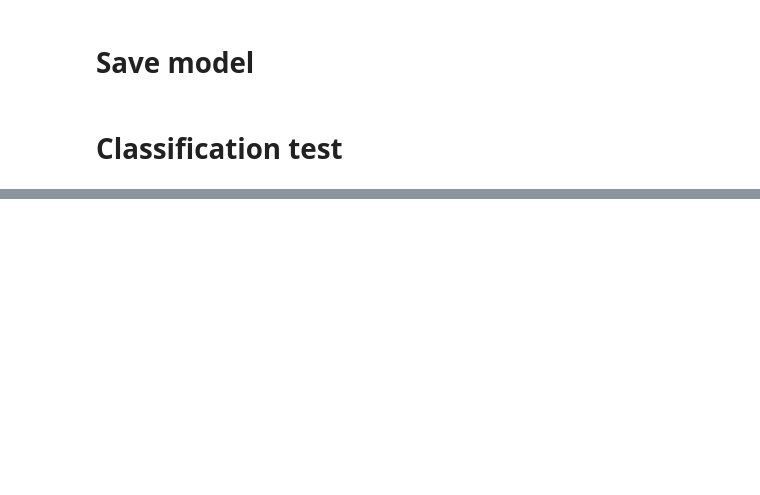
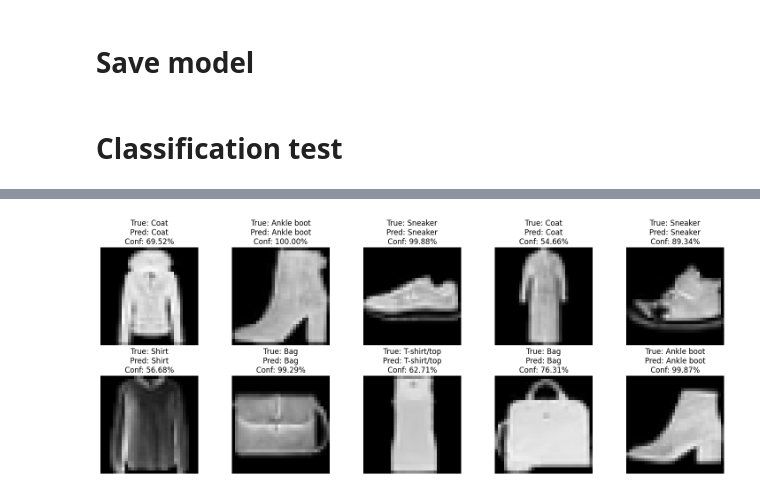
Before and after one commit to KamilGrundas/Data_science, a Jupyter notebook: homework_10/Hw10_part_2.ipynb, the cells around one changed output, grey strips where cells are left out. Saved outputs shown, nothing was run; the diff lists cells and outputs as text; code cells hidden in the pictures; blank space fills up the shorter version.

```diff
--- a/homework_10/Hw10_part_2.ipynb
+++ b/homework_10/Hw10_part_2.ipynb
@@ -36,20 +56,19 @@ y_test = to_categorical(y_test, 10)
 # %% [markdown]
 # Search for optimal parameters
 # %%
-conv_base = VGG16(weights="imagenet", include_top=False, input_shape=(32, 32, 3))
+conv_base = VGG16(weights='imagenet', include_top=False, input_shape=(32, 32, 3))
 conv_base.trainable = False
 
-def create_model():
-    model = Sequential([
-        conv_base,
-        Flatten(),
-        Dense(256, activation="relu"),
-        Dense(10, activation="softmax")
-    ])
-    model.compile(optimizer=RMSprop(learning_rate=0.00002),
-                  loss='categorical_crossentropy',
-                  metrics=['accuracy'])
+x = conv_base.output
+x = Flatten()(x)
+x = Dense(256, activation='relu')(x)
+x = BatchNormalization()(x)
+x = Dense(128, activation='relu')(x)
+x = BatchNormalization()(x)
+x = Dense(10, activation='softmax')(x)
 
-    model.summary()
+model = Model(inputs=conv_base.input, outputs=x)
 
-    return model
+model.compile(optimizer='adam', loss='categorical_crossentropy', metrics=['accuracy'])
+
+model.summary()
@@ -58,7 +99,8 @@ def create_model():
-# %%
-model = create_model()
 # %%
-model.fit(x_train, y_train, epochs=20, batch_size=52, validation_split=0.1)
+model.fit(x_train, y_train,
+            validation_data=(x_val, y_val),
+            epochs=8,
+            batch_size=32)
 
 # Evaluate the final model
 test_loss, test_acc = model.evaluate(x_test, y_test, verbose=2)
@@ -96,8 +158,10 @@ fig, axes = plt.subplots(2, 5, figsize=(15, 6))
 
 # Iterating over unique random numbers and displaying images with predictions
 for ax, sample_num in zip(axes.flatten(), unique_random_numbers):
-    x1 = x_test[sample_num].reshape(28, 28)
-    prediction = model(np.array([x_test[sample_num]]))
+    # Prepare the image
+    img = x_test[sample_num]
+    img_reshaped = img.reshape(32, 32, 3)
+    prediction = model.predict(np.expand_dims(img, axis=0))
 
     # Get predicted label and confidence
     predicted_probs = prediction[0]  # Assuming prediction is of shape (1, num_classes)
@@ -105,16 +169,17 @@ for ax, sample_num in zip(axes.flatten(), unique_random_numbers):
     confidence = predicted_probs[predicted_label] * 100  # Convert to percentage
 
     # Get true label
-    true_label = np.argmax(y_test[sample_num])  # Assuming y_test is one-hot encoded
+    true_label = np.argmax(y_test[sample_num])
 
     # Translate labels to names
     true_label_name = fm_label[true_label]
     predicted_label_name = fm_label[predicted_label]
 
     # Display image with title showing true label, predicted label, and confidence
-    ax.imshow(x1, cmap='gray')
+    ax.imshow(img_reshaped, cmap='gray')
     ax.set_title(f"True: {true_label_name}\nPred: {predicted_label_name}\nConf: {confidence:.2f}%")
     ax.axis('off')
 
 plt.tight_layout()
 plt.show()
+# %% [output]
@@ -121,3 +196,4 @@ plt.show()
+[figure, added]
 # %% [markdown]
 # Comparison of Previous and Current Tasks
 
```
Also changed, not shown: parts of 10 cells of this notebook, 2 other files.
